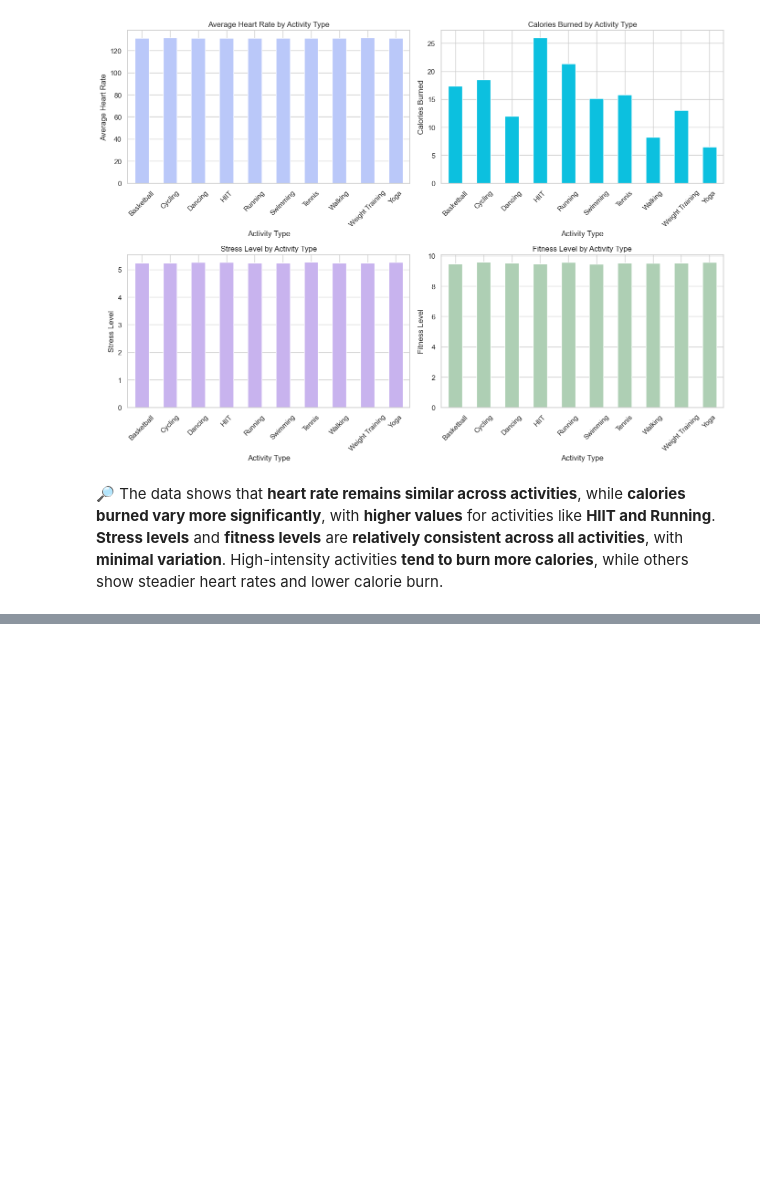
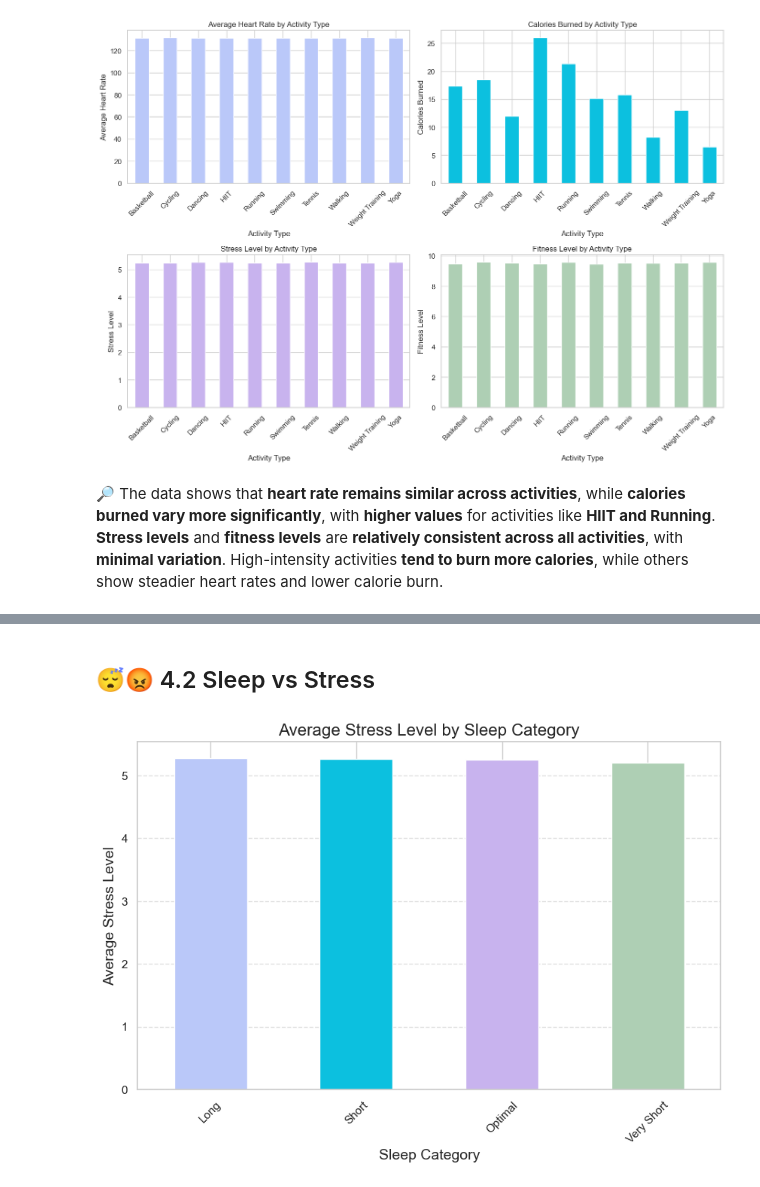
Before and after one commit to irisdev06/FitFlow, a Jupyter notebook: fitflow.ipynb, the cells around one changed output, grey strips where cells are left out. Drawn from its saved outputs; the diff is of its cells as text; code cells hidden in the pictures; blank space fills up the shorter version.

```diff
--- a/fitflow.ipynb
+++ b/fitflow.ipynb
@@ -519,0 +611,19 @@ The data shows that **heart rate remains similar across activities**, while **ca
+# %% [markdown]
+## 😴😡 4.2 Sleep vs Stress
+# %%
+sleep_stress = df.groupby('sleep_category')['stress_level'].mean().sort_values(ascending=False)
+# Plotting the average stress level for each sleep category
+plt.figure(figsize=(10, 6))
+sleep_stress.plot(kind='bar', color=colormap2)
+
+# Adding labels and title
+plt.title('Average Stress Level by Sleep Category', fontsize=16)
+plt.xlabel('Sleep Category', fontsize=14)
+plt.ylabel('Average Stress Level', fontsize=14)
+plt.xticks(rotation=45)
+plt.grid(axis='y', linestyle='--', alpha=0.6)
+
+# Display the plot
+plt.show()
+# %% [output]
+[figure, added]
```
Also changed, not shown: parts of 8 cells of this notebook.
